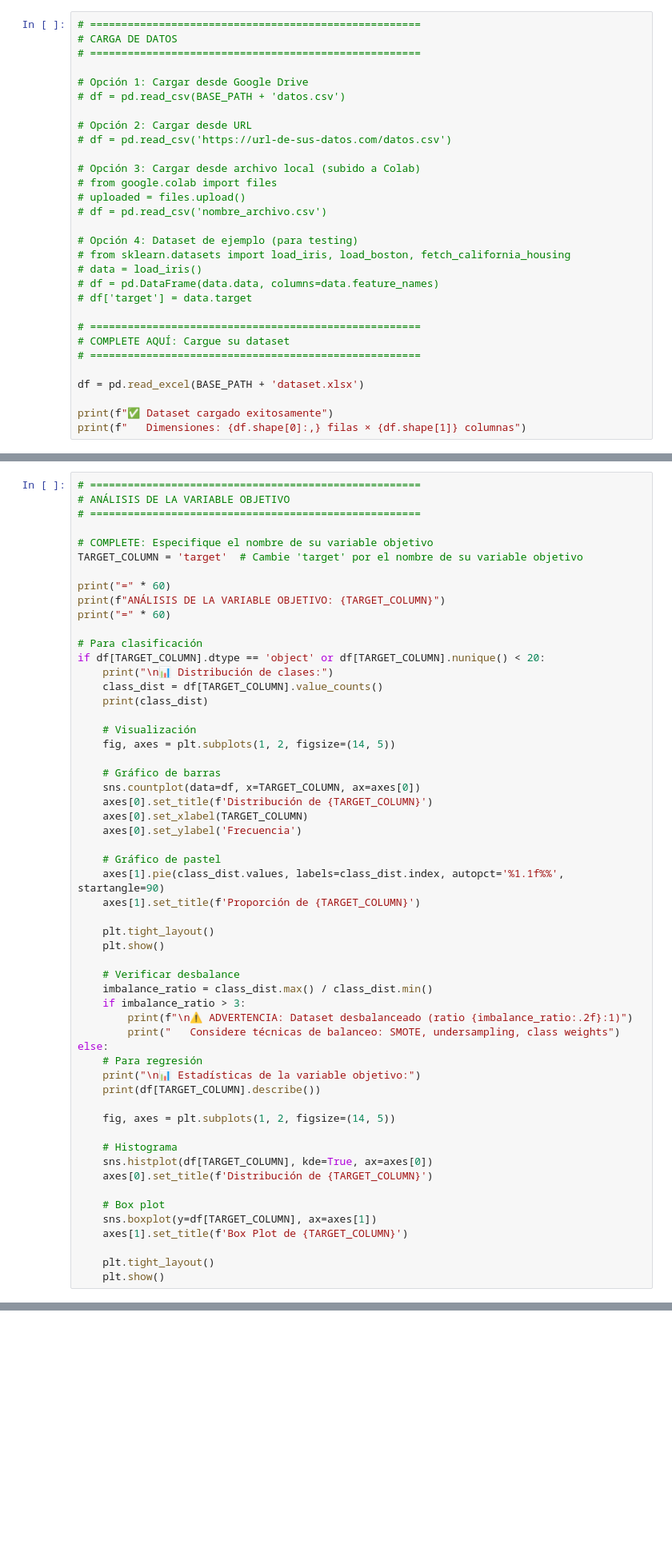
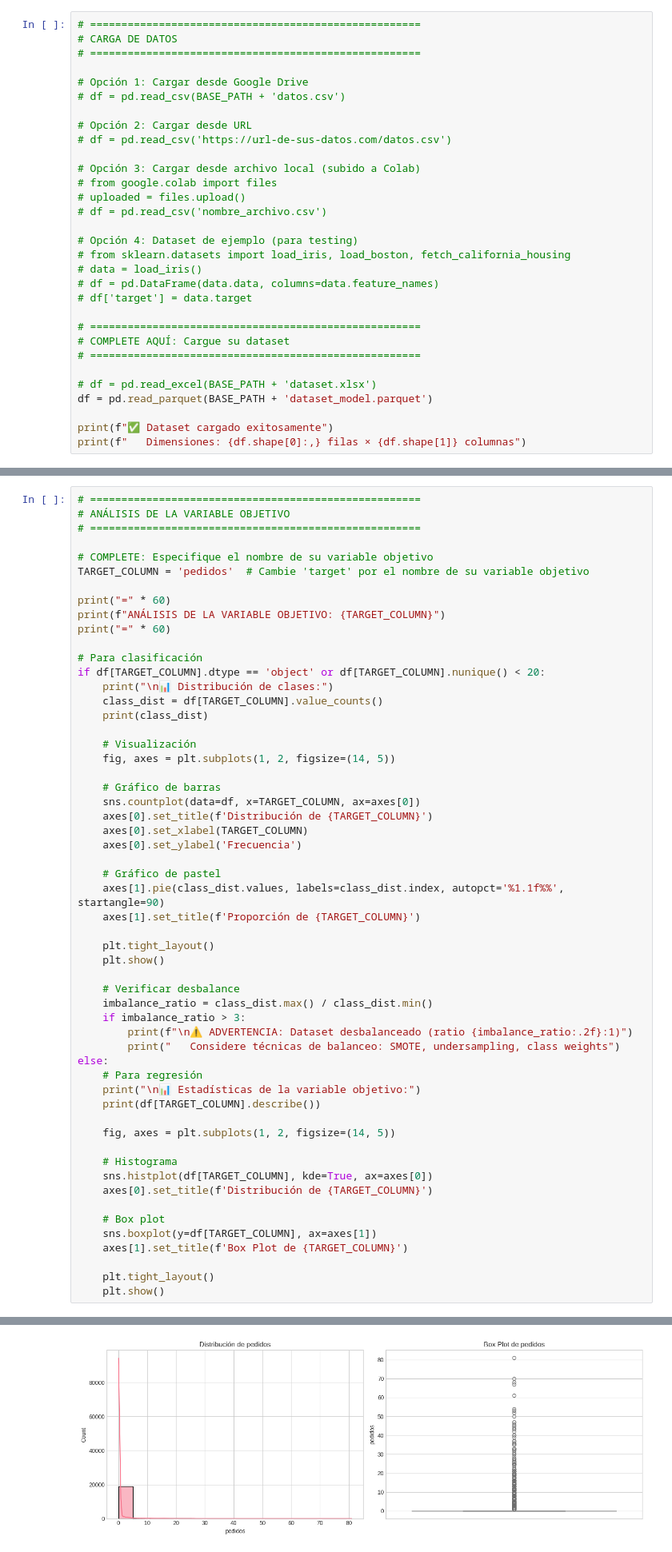
Before and after one commit to ZeroFiles/AML-Final-Ortiz-Larry, a Jupyter notebook: notebooks/AML_final_project_Larry_Ortiz.ipynb, the cells around one changed output, grey strips where cells are left out. Shown at 80% size. Drawn from its saved outputs; the diff is of its cells as text; blank space fills up the shorter version.

```diff
--- a/notebooks/AML_final_project_Larry_Ortiz.ipynb
+++ b/notebooks/AML_final_project_Larry_Ortiz.ipynb
@@ -291,7 +291,8 @@ El resultado del modelo de regresión alimenta posteriormente un esquema de opti
 # COMPLETE AQUÍ: Cargue su dataset
 # =====================================================
 
-df = pd.read_excel(BASE_PATH + 'dataset.xlsx')
+# df = pd.read_excel(BASE_PATH + 'dataset.xlsx')
+df = pd.read_parquet(BASE_PATH + 'dataset_model.parquet')
 
 print(f"✅ Dataset cargado exitosamente")
 print(f"   Dimensiones: {df.shape[0]:,} filas × {df.shape[1]} columnas")
@@ -374,7 +453,7 @@ else:
 # =====================================================
 
 # COMPLETE: Especifique el nombre de su variable objetivo
-TARGET_COLUMN = 'target'  # Cambie 'target' por el nombre de su variable objetivo
+TARGET_COLUMN = 'pedidos'  # Cambie 'target' por el nombre de su variable objetivo
 
 print("=" * 60)
 print(f"ANÁLISIS DE LA VARIABLE OBJETIVO: {TARGET_COLUMN}")
@@ -424,3 +503,4 @@ else:
 
     plt.tight_layout()
     plt.show()
+# %% [output]
@@ -427,3 +521,4 @@ else:
+[figure, added]
 # %%
 # =====================================================
 # ANÁLISIS DE CORRELACIONES
```
Also changed, not shown: parts of 15 cells of this notebook.
